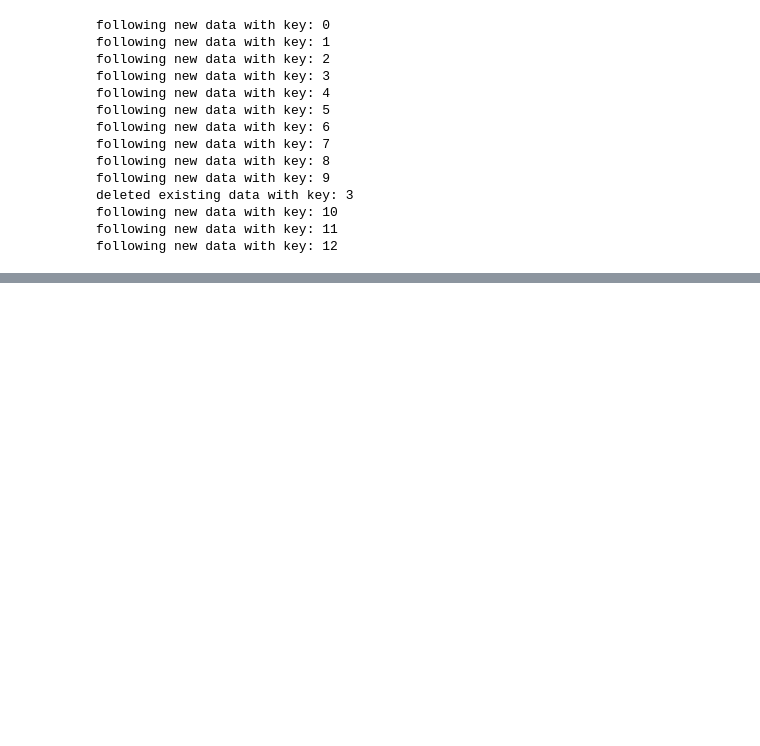
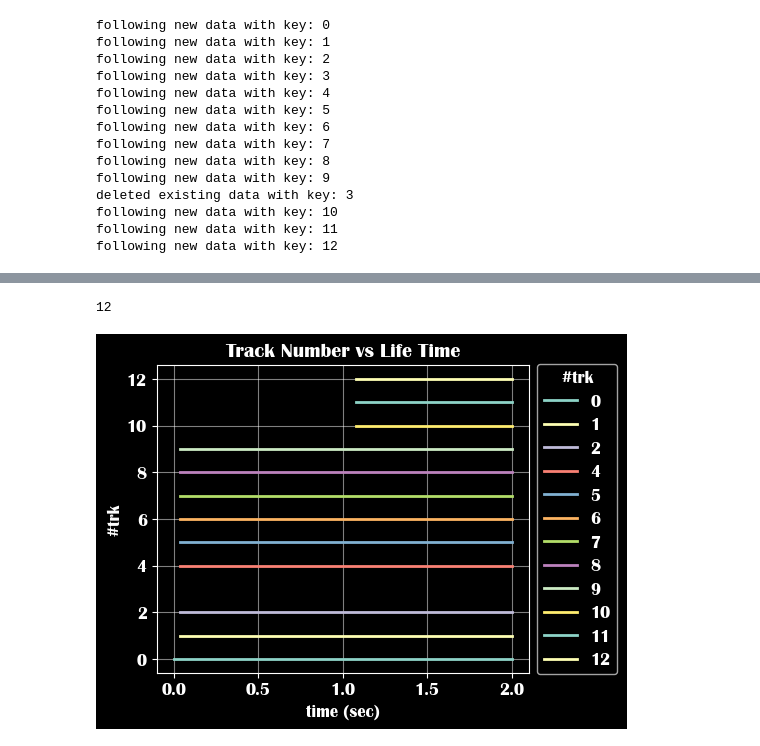
Before and after one commit to C4dynamics/C4dynamics, a Jupyter notebook: examples/cars_tracker.ipynb, the cells around one changed output, grey strips where cells are left out. Saved outputs shown, nothing was run; the diff lists cells and outputs as text; code cells hidden in the pictures; blank space fills up the shorter version.

```diff
--- a/examples/cars_tracker.ipynb
+++ b/examples/cars_tracker.ipynb
@@ -480 +493,37 @@ following new data with key: 12
+# %%
+print(len(ltrk.trackers))
+
+plt.rcParams["font.family"] = "Britannic Bold" # "Modern Love"#  "Corbel Bold"# "Times New Roman"
+plt.rcParams["font.size"] = 12
+# plt.style.use()
+# plt.style.use('ggplot') # 'dark_background' # 'default' # 'seaborn' # 'fivethirtyeight' # 'classic' # 'bmh'
+plt.style.use('dark_background')  # 'default' # 'seaborn' # 'fivethirtyeight' # 'classic' # 'bmh'
+# plt.style.use('default')  # 'seaborn' # 'fivethirtyeight' # 'classic' # 'bmh'
+# plt.style.use('seaborn') # 'fivethirtyeight' # 'classic' # 'bmh'
+# plt.style.use('fivethirtyeight')  # 'classic' # 'bmh'
+# plt.style.use('classic')  # 'bmh'
+# plt.style.use('bmh')
+
+plt.rcParams['figure.figsize'] = (6.0, 4.0) # set default size of plots
+plt.rcParams['image.interpolation'] = 'nearest'
+# plt.rcParams['image.cmap'] = 'gray'
+plt.ion()
+
+fig = plt.figure
+ax = plt.subplot(111)
+
+for k, v in ltrk.trackers.items():
+    vtotal = np.sqrt(v.get_vx()**2 + v.get_vy()**2 + v.get_vz()**2)
+    ax.plot(v.get_t(), k * np.ones(v.get_t().shape), linewidth = 2, label = str(k))
+
+plt.legend(title = 'trk')
+box = ax.get_position()
+ax.set_position([box.x0, box.y0, box.width * 0.8, box.height])
+ax.legend(title = '#trk', loc = 'center left', bbox_to_anchor=(1, 0.5))
+ax.set(xlabel = 'time (sec)',ylabel = '#trk')
+ax.set_title('Track Number vs Life Time')
+ax.grid(alpha = 0.5)
+# %% [output]
+12
+[figure, added]
 # %%
```
Also changed, not shown: parts of 10 cells of this notebook, 9 other files.
